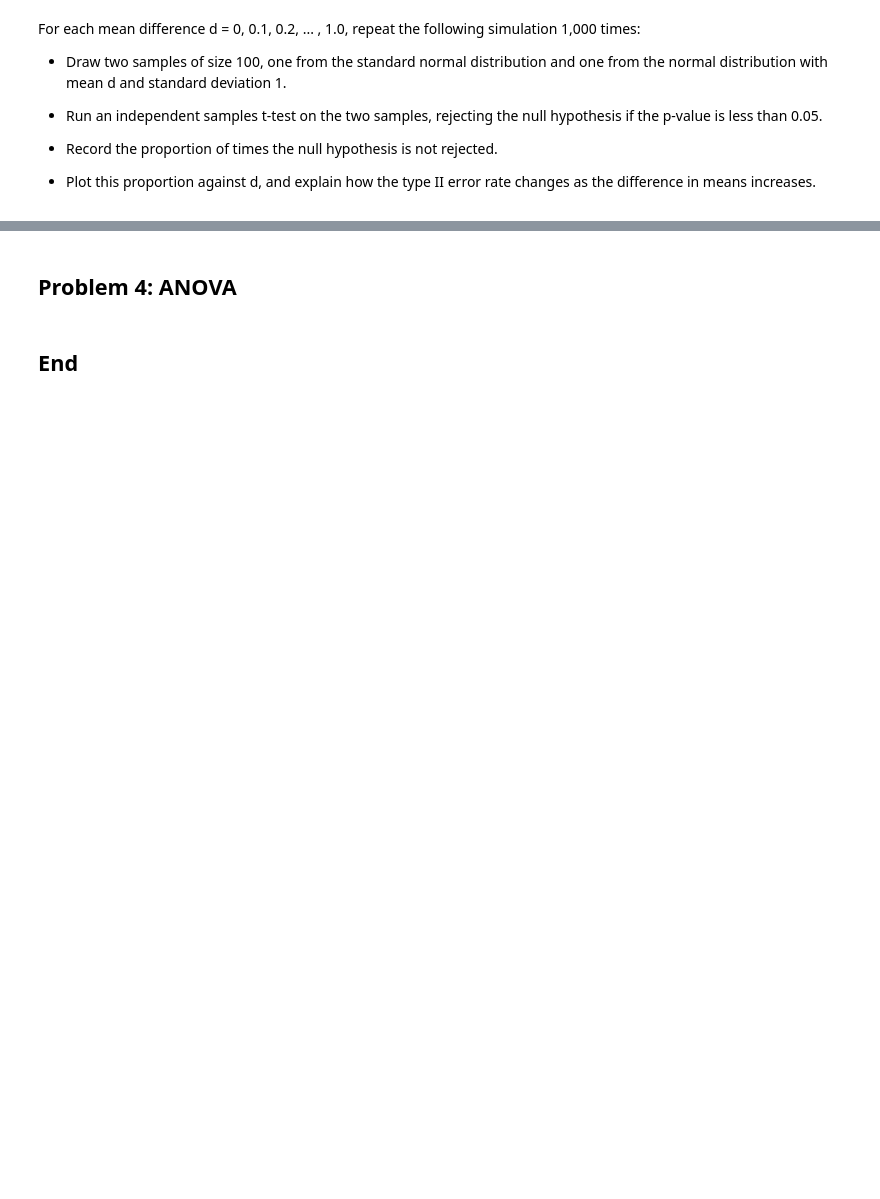
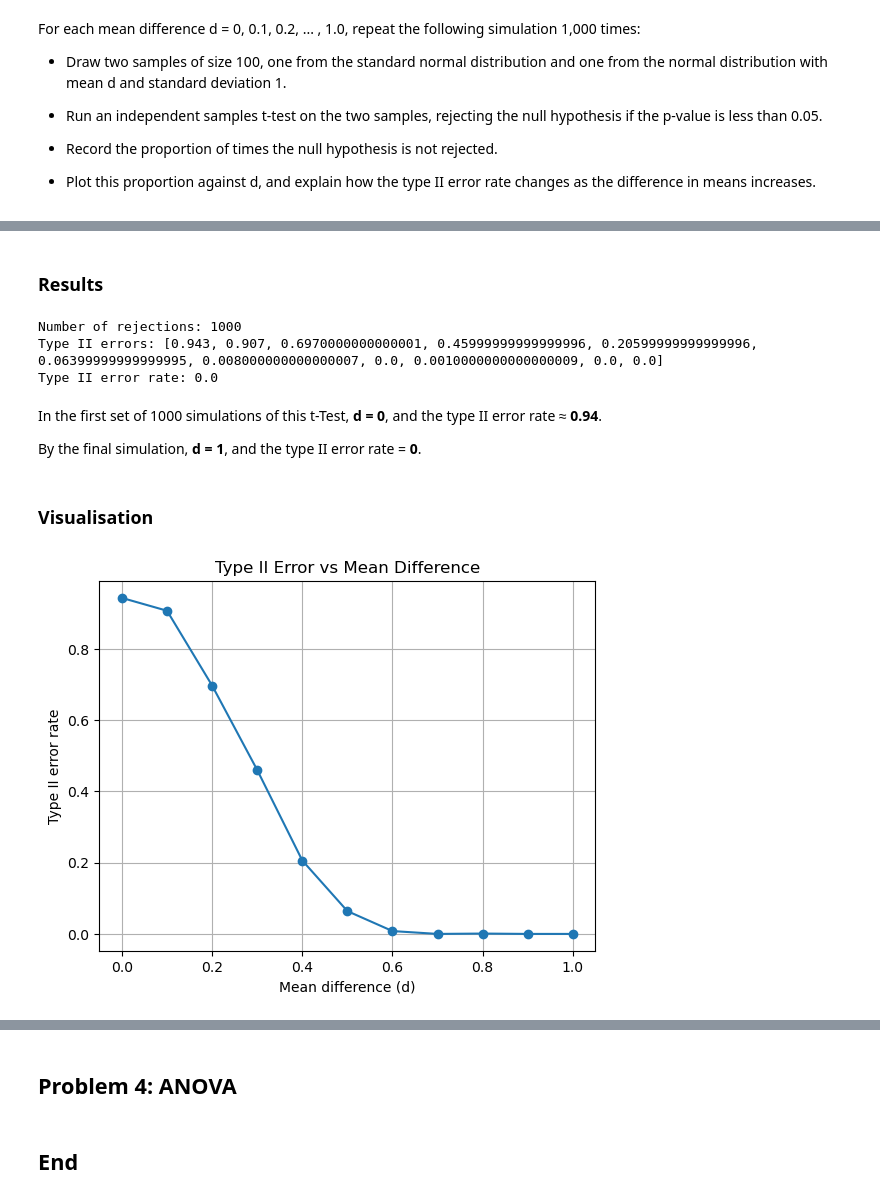
Before and after one commit to zoeharlowe/applied-statistics-assessment, a Jupyter notebook: problems.ipynb, the cells around one changed output, grey strips where cells are left out. Saved outputs shown, nothing was run; the diff lists cells and outputs as text; code cells hidden in the pictures; blank space fills up the shorter version.

```diff
--- a/problems.ipynb
+++ b/problems.ipynb
@@ -374,0 +391,17 @@ sample2 = np.random.normal(size=100)
+# %%
+# Function to simulate t-test
+
+def simulate_ttest(d, alpha=0.05, n=100):
+    # Sample A: standard normal
+    sample_a = np.random.normal(loc=0.0, scale=1.0, size=n)
+    # Sample B: normal with mean difference d
+    sample_b = np.random.normal(loc=d, scale=1.0, size=n)
+
+    # Perform independent samples t-test
+    _, p_value = stats.ttest_ind(sample_a, sample_b)
+
+       # Decide whether to reject the null hypothesis.
+    if p_value < alpha:
+        return True
+    else:
+        return False
@@ -374,0 +410,43 @@ sample2 = np.random.normal(size=100)
+# %%
+alpha = 0.05
+n_simulations = 1000
+sample_size = 100
+
+# Store results
+d_values = np.arange(0.0, 1.1, 0.1)
+typeII_errors = []
+
+for d in d_values:
+    rejections = 0
+    for _ in range(n_simulations):
+        if simulate_ttest(d, alpha=0.05, n=100):
+            rejections += 1
+    # Proportion of times null hypothesis is NOT rejected = type II error rate
+    typeII_error_rate = 1 - (rejections / n_simulations)
+    typeII_errors.append(typeII_error_rate)
+# %% [markdown]
+### Results
+# %%
+print(f"Number of rejections: {rejections}")
+print(f"Type II errors: {typeII_errors}")
+print(f"Type II error rate: {typeII_error_rate}")
+# %% [output]
+Number of rejections: 1000
+Type II errors: [0.943, 0.907, 0.6970000000000001, 0.45999999999999996, 0.20599999999999996, 0.06399999999999995, 0.008000000000000007, 0.0, 0.0010000000000000009, 0.0, 0.0]
+Type II error rate: 0.0
+# %% [markdown]
+In the first set of 1000 simulations of this t-Test, **d = 0**, and the type II error rate ≈ **0.94**.
+
+By the final simulation, **d = 1**, and the type II error rate = **0**.
+# %% [markdown]
+### Visualisation
+# %%
+# Plot
+plt.plot(d_values, typeII_errors, marker='o')
+plt.xlabel("Mean difference (d)")
+plt.ylabel("Type II error rate")
+plt.title("Type II Error vs Mean Difference")
+plt.grid(True)
+plt.show()
+# %% [output]
+[figure, added]
```
Also changed, not shown: parts of 16 cells of this notebook.
